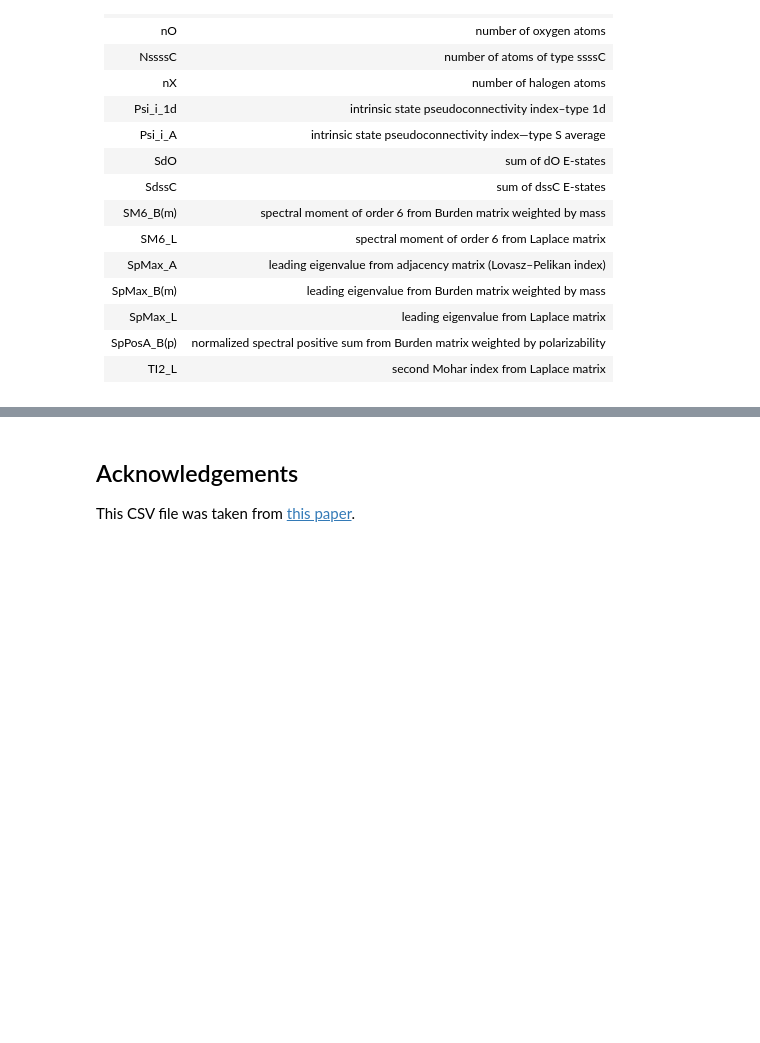
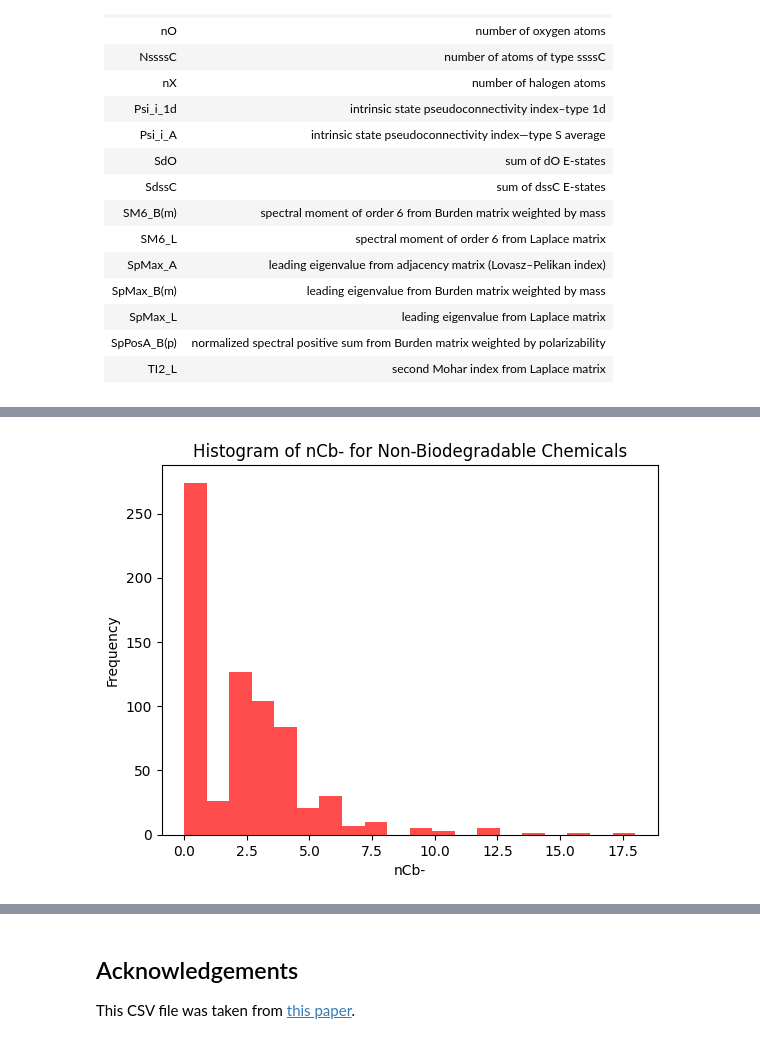
Before and after one commit to oasci/pitt-biosc1540-2024s, a Jupyter notebook: biosc1540/lectures/04/l04.ipynb, the cells around one changed output, grey strips where cells are left out. Saved outputs shown, nothing was run; the diff lists cells and outputs as text; code cells hidden in the pictures; folded sections open; blank space fills up the shorter version.

```diff
--- a/biosc1540/lectures/04/l04.ipynb
+++ b/biosc1540/lectures/04/l04.ipynb
@@ -162,0 +592,11 @@ You do not need to know what any of these mean; we are just using this for some
+# %%
+# Histogram for Non-Biodegradable Chemicals
+fig, ax = plt.subplots()
+ax.hist(df["nCb-"][df["Biodegradable"] == False], bins=20, alpha=0.7, color="red")
+ax.set_title("Histogram of nCb- for Non-Biodegradable Chemicals")
+ax.set_xlabel("nCb-")
+ax.set_ylabel("Frequency")
+
+plt.show()
+# %% [output]
+[figure, added]
```
Also changed, not shown: parts of 39 cells of this notebook.
